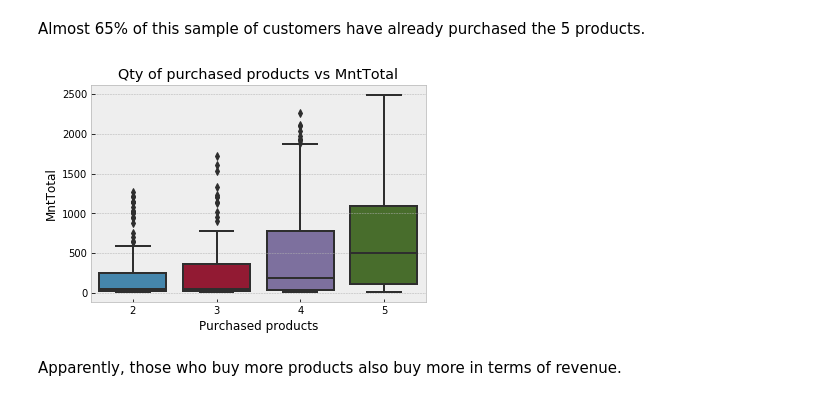
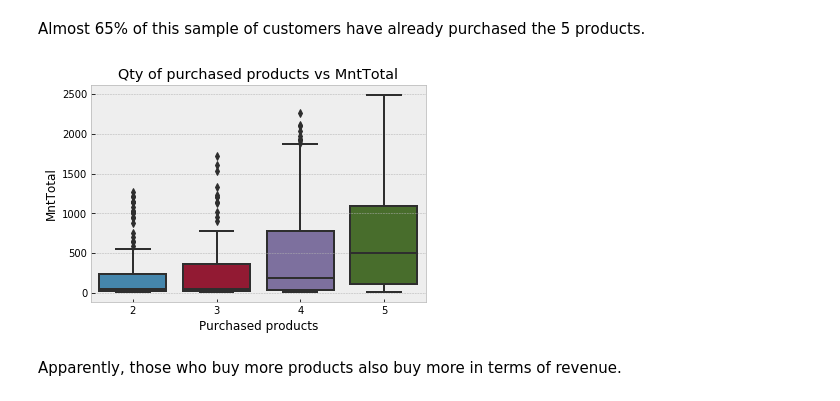
Before and after one commit to Danielgmelo/ifood, a Jupyter notebook: my_project/notebooks/eda/customers.ipynb, the cells around one changed output. Saved outputs shown, nothing was run; the diff lists cells and outputs as text; code cells hidden in the pictures.

```diff
--- a/my_project/notebooks/eda/customers.ipynb
+++ b/my_project/notebooks/eda/customers.ipynb
@@ -466,10 +466,10 @@ plt.title('Purchased products');
 # %% [markdown]
 Almost 65% of this sample of customers have already purchased the 5 products.
 # %%
-sns.boxplot(x=qty_of_products_purchased, y=df.query(f'Income < {income_upper_bound}')['MntTotal']),
+sns.boxplot(x=qty_of_products_purchased, y=df['MntTotal']),
 plt.xlabel("Purchased products"), plt.title('Qty of purchased products vs MntTotal');
 # %% [output]
-[figure, old version]
+[figure, new version]
 # %% [markdown]
 Apparently, those who buy more products also buy more in terms of revenue.
 # %% [markdown]
```
Also changed, not shown: parts of 2 cells of this notebook, 3 other files.
